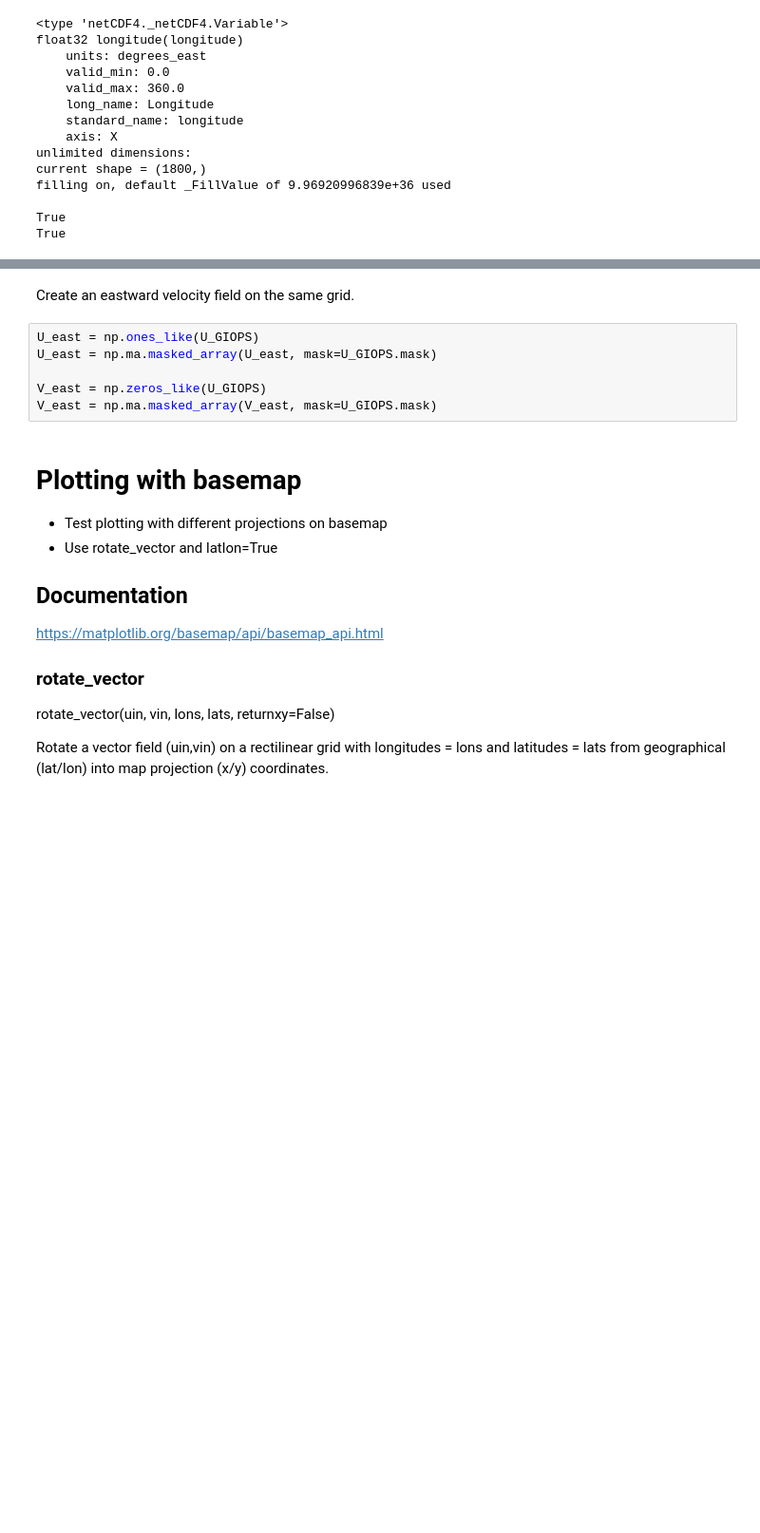
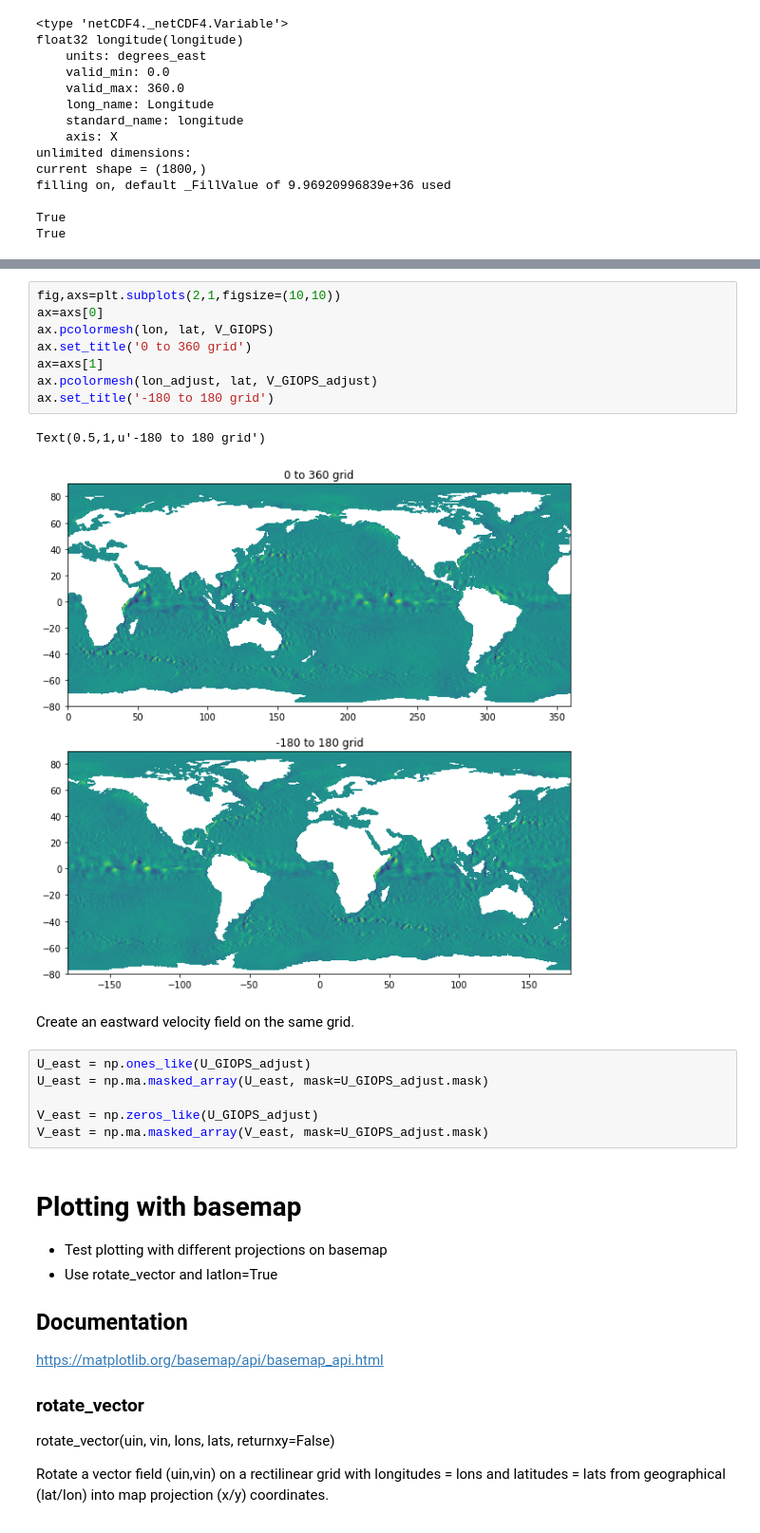
Before and after one commit to nsoontie/ocn_nav, a Jupyter notebook: notebooks/velocity/Using basemap quiver plots on polar projections.ipynb, the cells around one changed output, grey strips where cells are left out. Shown at 95% size. Saved outputs shown, nothing was run; the diff lists cells and outputs as text; blank space fills up the shorter version.

```diff
--- a/notebooks/velocity/Using basemap quiver plots on polar projections.ipynb
+++ b/notebooks/velocity/Using basemap quiver plots on polar projections.ipynb
@@ -60,11 +72,22 @@ True
+# %%
+fig,axs=plt.subplots(2,1,figsize=(10,10))
+ax=axs[0]
+ax.pcolormesh(lon, lat, V_GIOPS)
+ax.set_title('0 to 360 grid')
+ax=axs[1]
+ax.pcolormesh(lon_adjust, lat, V_GIOPS_adjust)
+ax.set_title('-180 to 180 grid')
+# %% [output]
+Text(0.5,1,u'-180 to 180 grid')
+[figure, added]
 # %% [markdown]
 Create an eastward velocity field on the same grid.
 # %%
-U_east = np.ones_like(U_GIOPS)
-U_east = np.ma.masked_array(U_east, mask=U_GIOPS.mask)
+U_east = np.ones_like(U_GIOPS_adjust)
+U_east = np.ma.masked_array(U_east, mask=U_GIOPS_adjust.mask)
 
-V_east = np.zeros_like(U_GIOPS)
-V_east = np.ma.masked_array(V_east, mask=U_GIOPS.mask)
+V_east = np.zeros_like(U_GIOPS_adjust)
+V_east = np.ma.masked_array(V_east, mask=U_GIOPS_adjust.mask)
 # %% [markdown]
 # Plotting with basemap
 * Test plotting with different projections on basemap
```
Also changed, not shown: parts of 9 cells of this notebook.
